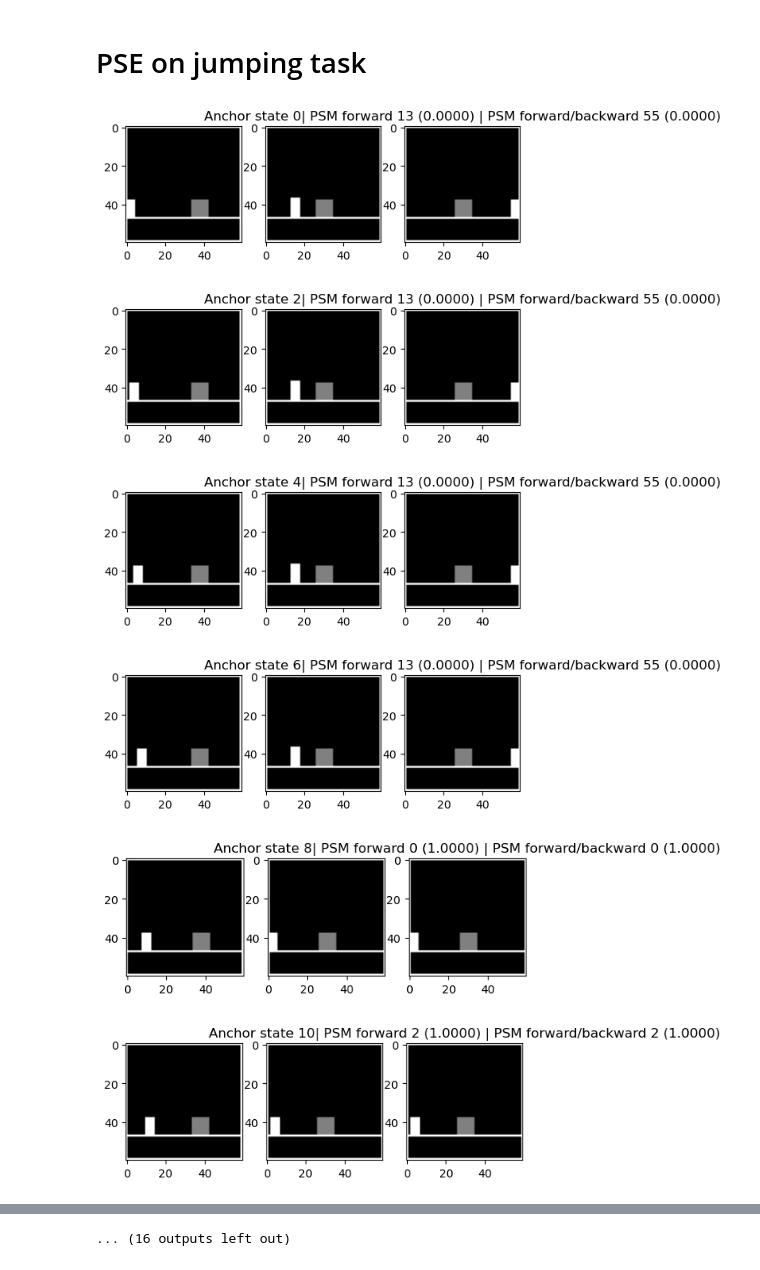
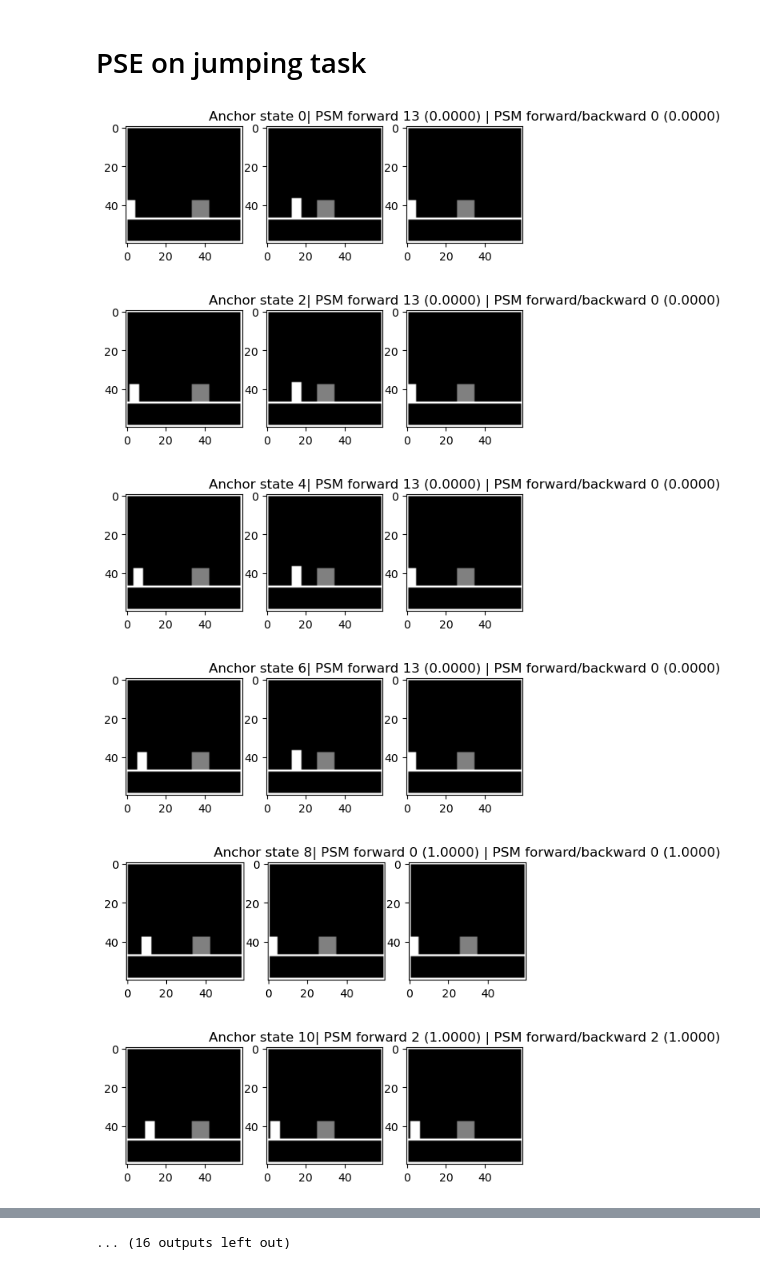
Before and after one commit to manusimidt/jku_master_thesis, a Jupyter notebook: visualize_psm.ipynb, the cells around one changed output, grey strips where cells are left out. Drawn from its saved outputs; the diff is of its cells as text; code cells hidden in the pictures.

```diff
--- a/visualize_psm.ipynb
+++ b/visualize_psm.ipynb
@@ -150,35 +153,35 @@ print(psm.psm_fb_fast(torch.tensor([0,0,0,1,0]), torch.tensor([0,1,0,0,0])))
 # %% [markdown]
 # PSE on jumping task
 # %%
-psm_forward = psm.psm_default(actions_x, actions_y)
-psm_fb = psm.psm_fb(actions_x, actions_y)
+psm_forward = psm.psm_default(torch.tensor(actions_x), torch.tensor(actions_y))
+psm_fb = psm.psm_fb(torch.tensor(actions_x), torch.tensor(actions_y))
 
 psm_forward_fast = psm.psm_f_fast(torch.tensor(actions_x), torch.tensor(actions_y))
 psm_fb_fast = psm.psm_fb_fast(torch.tensor(actions_x), torch.tensor(actions_y))
 
 assert np.allclose(psm_forward, psm_forward_fast) , "Different psm values for fast and slow version!"
 assert np.allclose(psm_fb, psm_fb_fast) , "Different psm values for fast and slow version!"
 
 beta = 0.01
 psm_forward = np.exp(-psm_forward / beta)
 psm_fb = np.exp(-psm_fb / beta)
 
 for compare_idx in range(0, len(actions_y)):
     # Given the state at index compare_idx, which state in Y is most similar?
     idx_forward = np.argmax(psm_forward[:, compare_idx])
     idx_fb = np.argmax(psm_fb[:,compare_idx])
 
     if compare_idx % 2 == 0:
         compare_imgs(
             states_y[compare_idx],
             states_x[idx_forward],
             states_x[idx_fb],
             f"Anchor state {compare_idx}| PSM forward {idx_forward} ({psm_forward[idx_forward][compare_idx]:.4f}) | PSM forward/backward {idx_fb} ({psm_fb[idx_fb][compare_idx]:.4f})")
 # %% [output]
-[figure, old version]
+[figure, new version]
-[figure, old version]
+[figure, new version]
-[figure, old version]
+[figure, new version]
-[figure, old version]
+[figure, new version]
 [figure]
 [figure]
 [figure]
```
Also changed, not shown: parts of 6 cells of this notebook, 1 other file.
